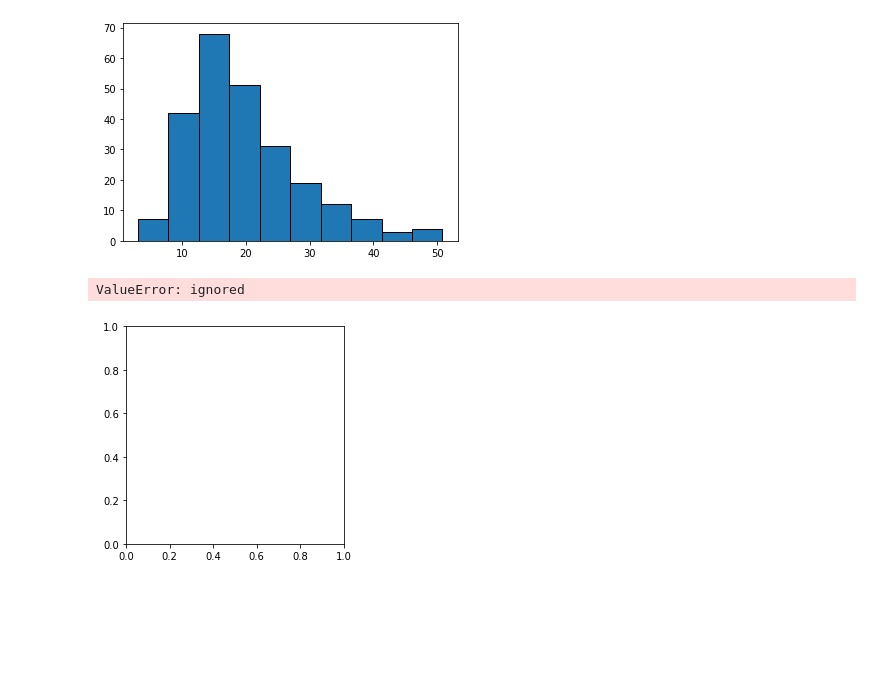
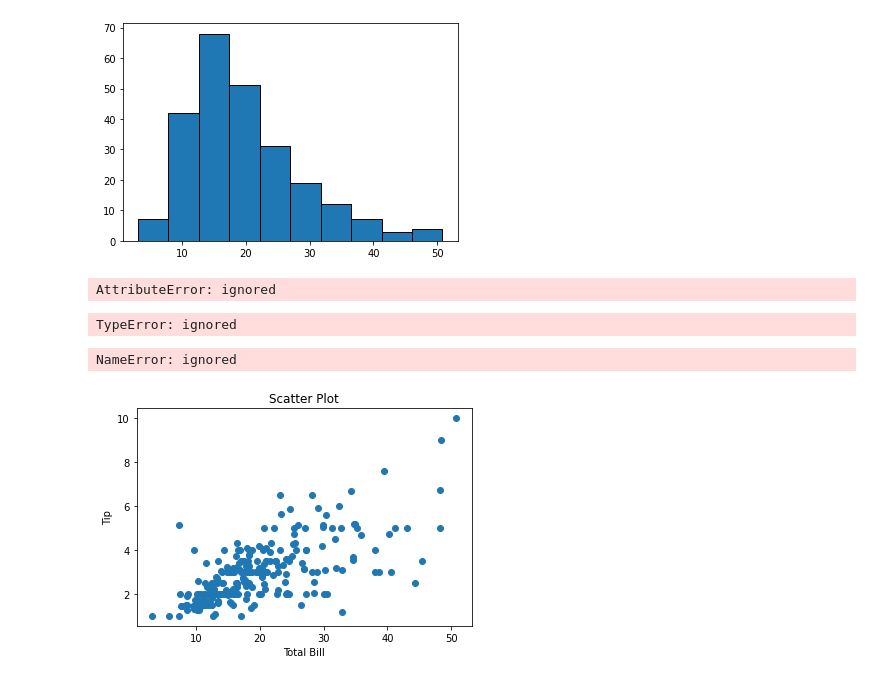
Before and after one commit to senjuti238/Machine-Learning-practice, a Jupyter notebook: Day2_ML.ipynb, the cells around one changed output. Saved outputs shown, nothing was run; the diff lists cells and outputs as text; code cells hidden in the pictures; blank space fills up the shorter version.

```diff
--- a/Day2_ML.ipynb
+++ b/Day2_ML.ipynb
@@ -245,14 +247,32 @@ plt.show()
 # %%
 # Pie chart
 
-x = tips['day']
-y = tips['total_bill']
+x = day['day']
+y = day['total_bill']
+# %% [output]
+AttributeError: ignored
+# %%
+# Day must be fixed
+
+day = tips.groupby('day')['total_bill'], sum().reset_inbox()
+# %% [output]
+TypeError: ignored
 # %%
 explode = [0,0,0,0.1]
 
-plt.pie(y, labels = x, explode = explode, autopct= '%1.1f%%', colors = ['red', 'green', 'blue', 'yellow'] )
-
+plt.pie(y, labels = x, explode = explode, autopct= '%1.1f%%', colors = ['red', 'green', 'blue', 'yellow'],
+        widgeprops = {'edgecolor': 'black'}, shadow=True, startangle=90)
 plt.show()
 # %% [output]
-ValueError: ignored
+NameError: ignored
-[figure, removed]
+# %%
+# scatter plot
+
+plt.scatter(tips['total_bill'], tips['tip'])
+plt.title("Scatter Plot")
+plt.xlabel("Total Bill")
+plt.ylabel("Tip")
+
+plt.show()
+# %% [output]
+[figure, added]
```
Also changed, not shown: parts of 12 cells of this notebook.
